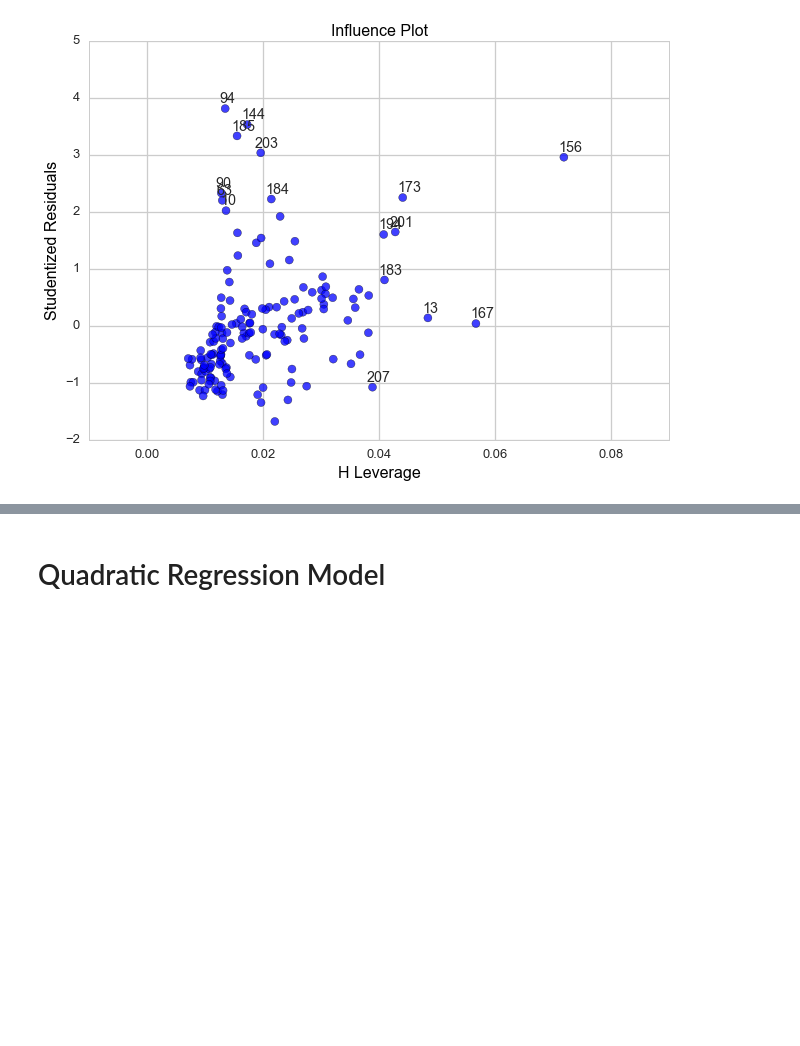
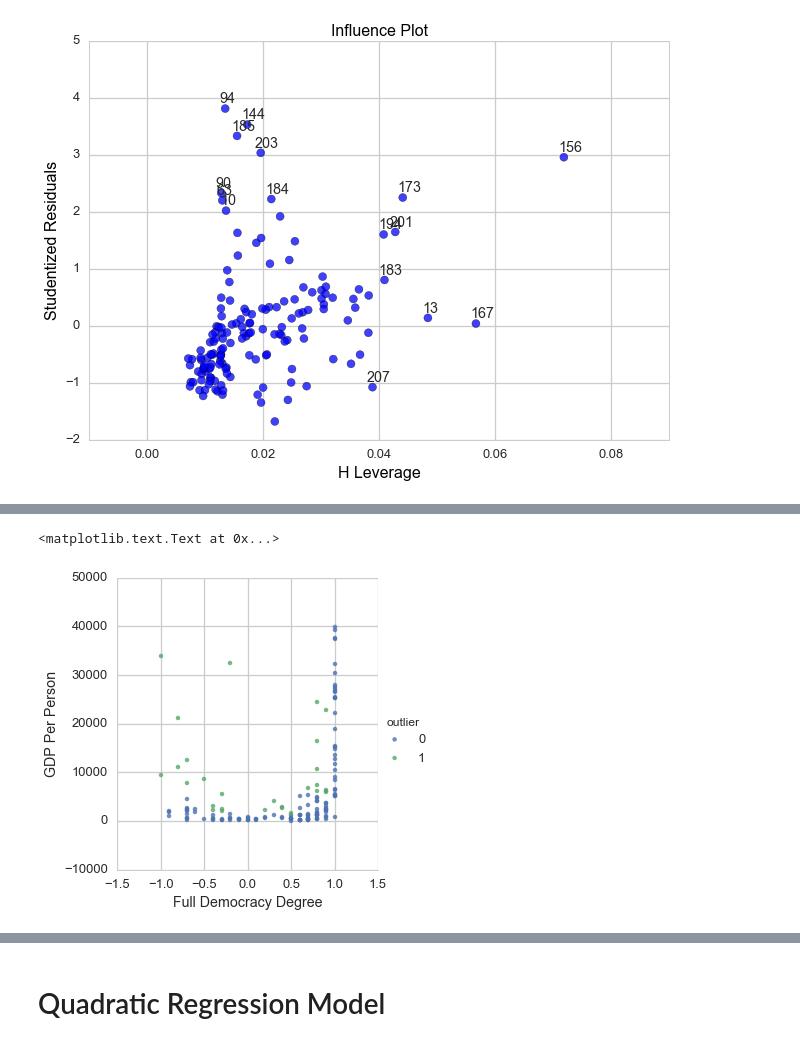
Before and after one commit to ArutyunSargsyan/democracy-and-economic-well-being, a Jupyter notebook: Regression Modeling in Practice/Week 3 Assignment.ipynb, the cells around one changed output, grey strips where cells are left out. Saved outputs shown, nothing was run; the diff lists cells and outputs as text; code cells hidden in the pictures; blank space fills up the shorter version.

```diff
--- a/Regression Modeling in Practice/Week 3 Assignment.ipynb
+++ b/Regression Modeling in Practice/Week 3 Assignment.ipynb
@@ -169,0 +183,34 @@ fig = sm.graphics.influence_plot(ols_model, size=8)
+# %%
+# Outlier detection
+
+medians = subset.groupby('SocietyType')['incomeperperson'].agg([np.median])
+
+def get_absolute_deviation(SocietyType, incomeperperson):
+    median = medians[medians.index == SocietyType]['median']
+    absolute_deviation = np.absolute(incomeperperson-median)
+    return(absolute_deviation)
+
+def get_MAD(SocietyType):
+    return(MADs[MADs.index == SocietyType]['median'])
+
+def is_outlier(absolute_deviations, MAD):
+    threshold = 3
+    if (absolute_deviations/MAD) > threshold:
+        return 1
+    else:
+        return 0
+
+subset['absolute_deviations'] = np.vectorize(get_absolute_deviation)(subset['SocietyType'], subset['incomeperperson'])
+MADs = subset.groupby('SocietyType')['absolute_deviations'].agg([np.median])
+subset['MAD'] = np.vectorize(get_MAD)(subset['SocietyType'])
+subset['outlier'] = np.vectorize(is_outlier)(subset['absolute_deviations'], subset['MAD'])
+# Get the count of outliers
+subset.groupby('SocietyType')['outlier'].agg([np.sum])
+
+# Visualize the result
+sns.lmplot(x='full_democracy_degree', y='incomeperperson', data=subset, fit_reg=False, hue='outlier')
+plt.ylabel('GDP Per Person')
+plt.xlabel('Full Democracy Degree')
+# %% [output]
+<matplotlib.text.Text at 0x...>
+[figure, added]
```
Also changed, not shown: parts of 15 cells of this notebook.
